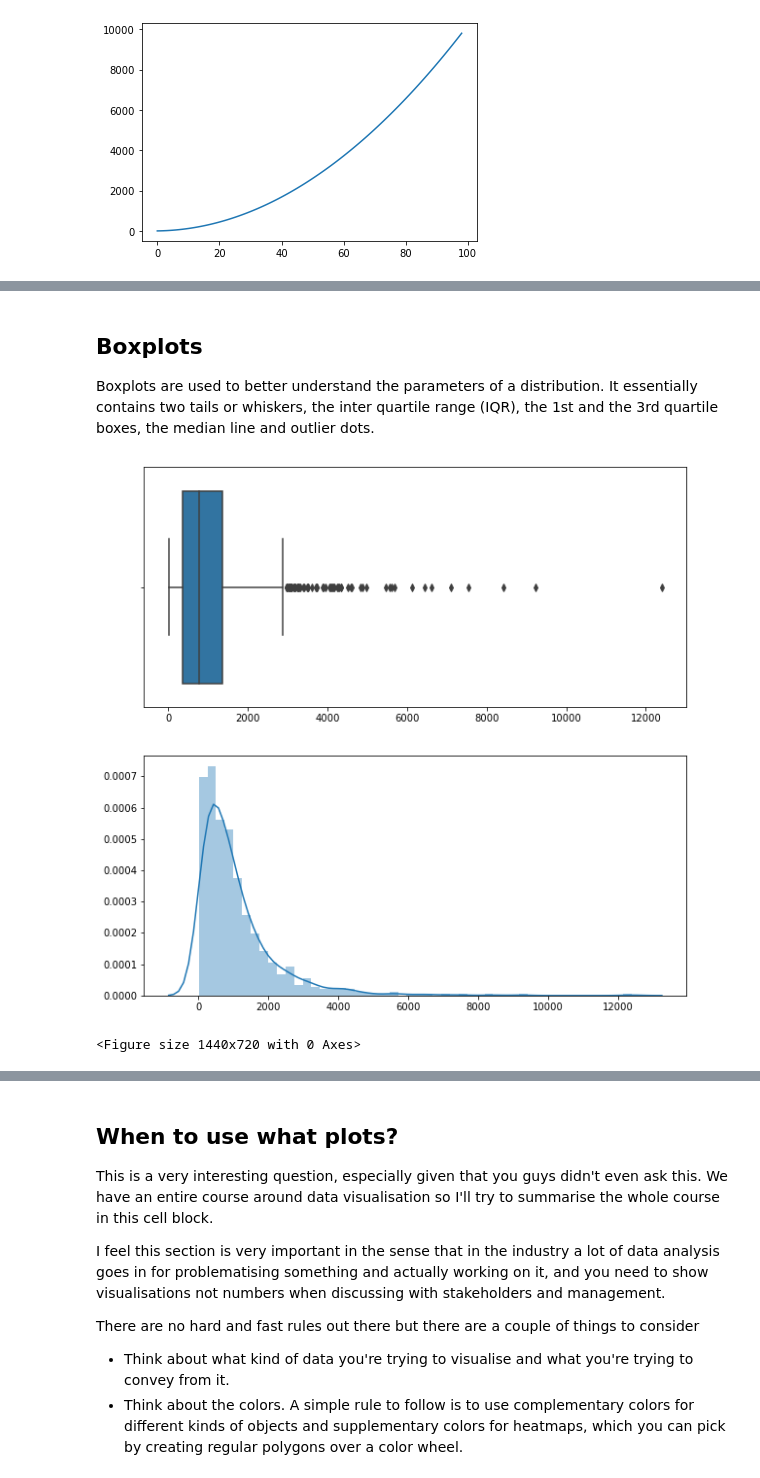
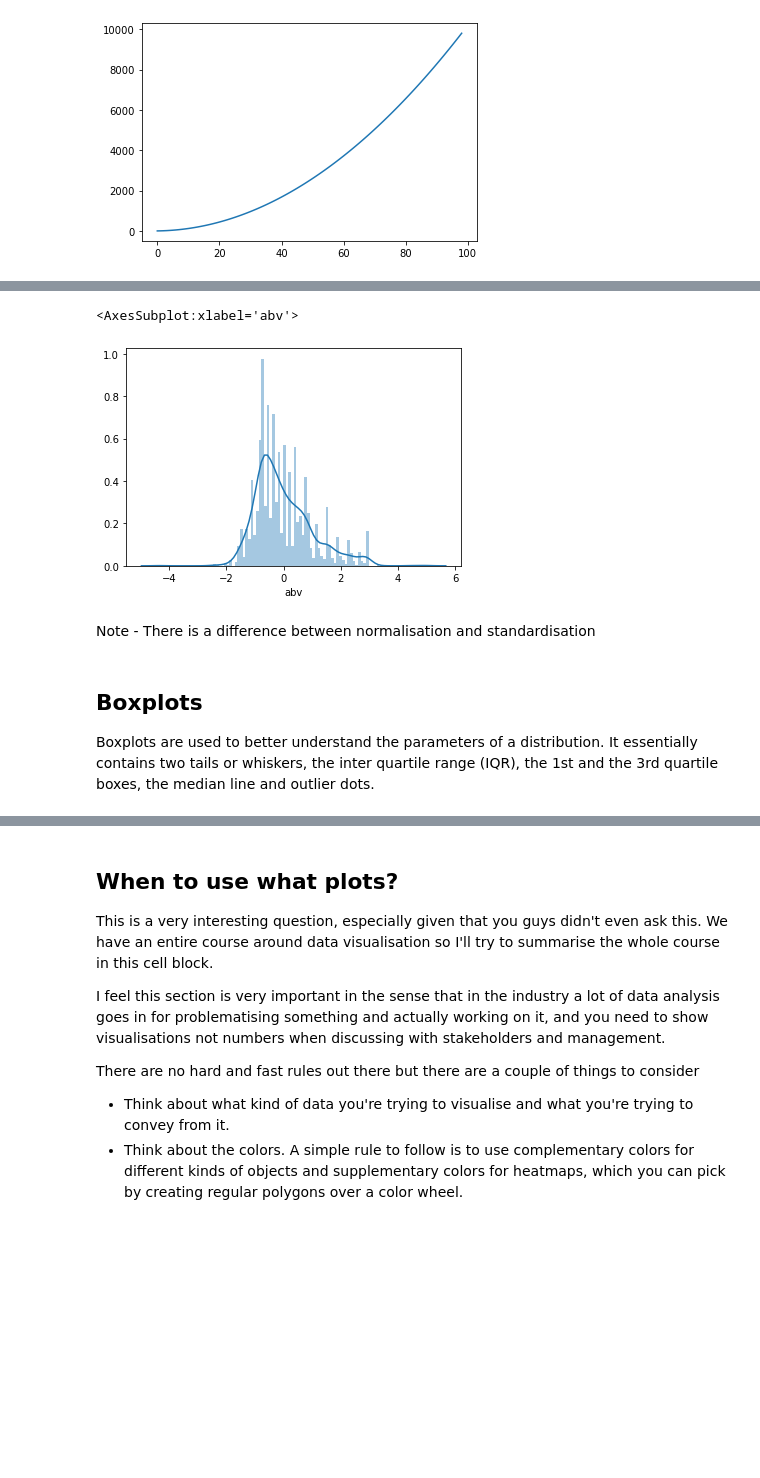
Before and after one commit to frenzytejask98/ML_TA_IIITB_2020, a Jupyter notebook: September_18/data_visualisation.ipynb, the cells around one changed output, grey strips where cells are left out. Cells and saved outputs as stored; diff of their text form; code cells hidden in the pictures; blank space fills up the shorter version.

```diff
--- a/September_18/data_visualisation.ipynb
+++ b/September_18/data_visualisation.ipynb
@@ -98,13 +98,19 @@ plt.show()
+# %%
+#minmax normalisation
+def minmaxnorm(x):
+    return ((x - beer.abv.min())/(beer.abv.max() - beer.abv.min()))
+
+#Z transform "standardisation"
+def ztransform(x):
+    return (x - beer.abv.mean())/beer.abv.std()
+
+sns.distplot(beer.abv.apply(lambda x: ztransform(x)), bins = 100)
+# %% [output]
+<AxesSubplot:xlabel='abv'>
+[figure, added]
+# %% [markdown]
+Note - There is a difference between normalisation and standardisation
 # %% [markdown]
 ## Boxplots
 
 Boxplots are used to better understand the parameters of a distribution. It essentially contains two tails or whiskers, the inter quartile range (IQR), the 1st and the 3rd quartile boxes, the median line and outlier dots.
-# %%
-fig, ((row1), (row2)) = plt.subplots(2, 1, figsize=(10, 10))
-plt.figure(figsize=(20,10))
-sns.boxplot(np.power(q, 6), ax = row1)
-sns.distplot(np.power(q, 6), ax = row2)
-plt.show()
-# %% [output]
-[figure, removed]
-<Figure size 1440x720 with 0 Axes>
```
Also changed, not shown: parts of 28 cells of this notebook.
